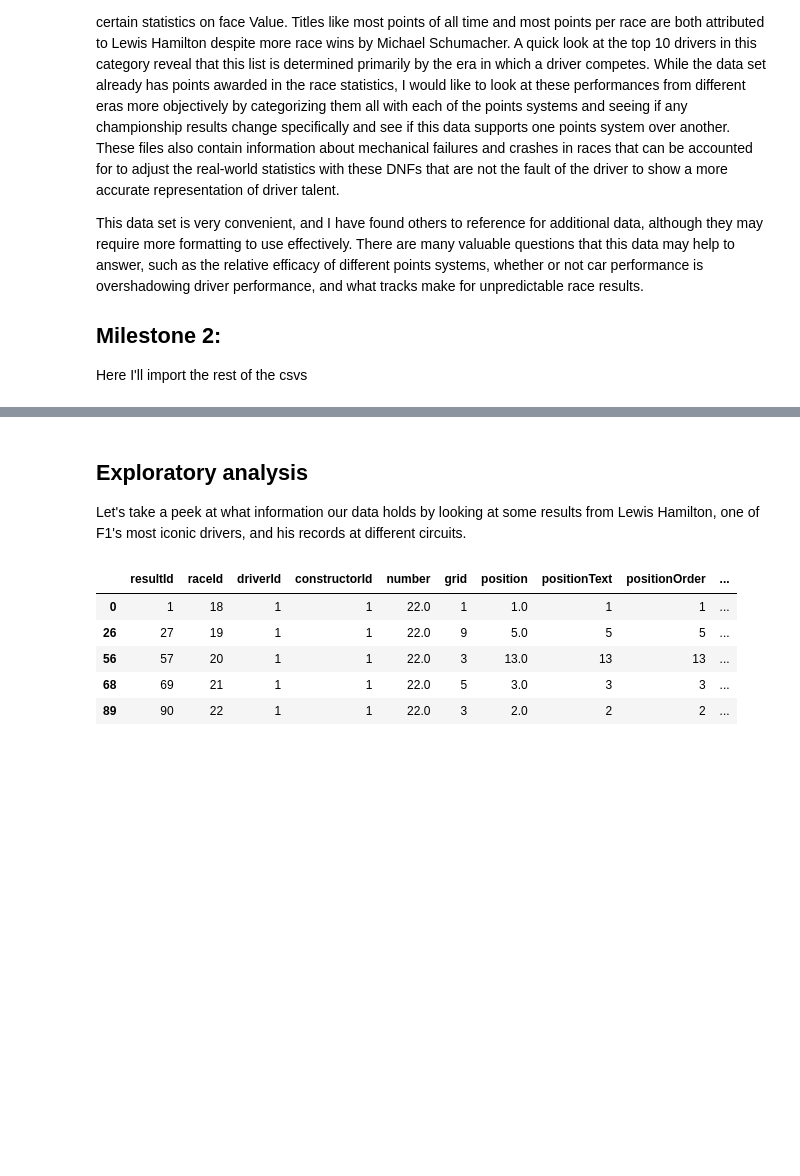
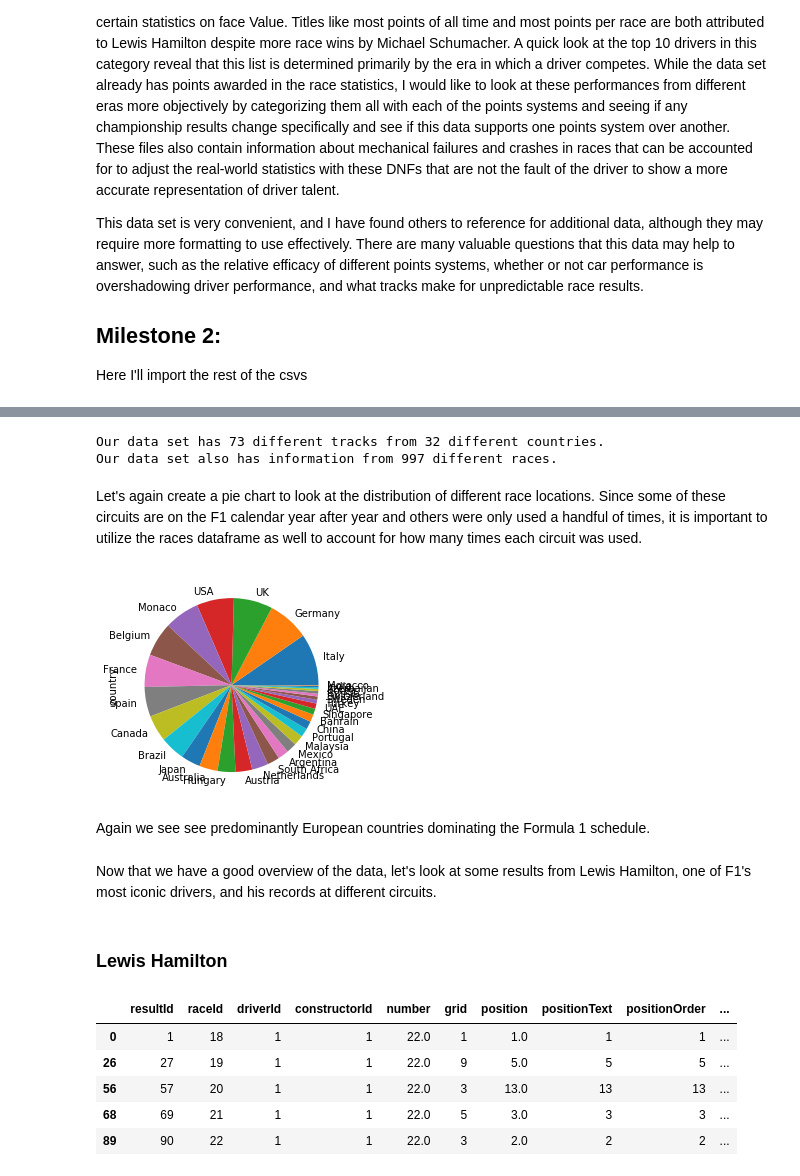
Before and after one commit to mroc170/mroc170.github.io, a Jupyter notebook: index.ipynb, the cells around one changed output, grey strips where cells are left out. Drawn from its saved outputs; the diff is of its cells as text; code cells hidden in the pictures; blank space fills up the shorter version.

```diff
--- a/index.ipynb
+++ b/index.ipynb
@@ -55,6 +98,25 @@ results_df["raced"] = 1
+# %%
+print("Our data set has " +str(circuits_df.shape[0])+ " different tracks from "
+      + str(len(circuits_df["country"].unique())) + " different countries.")
+
+print("Our data set also has information from " +str(races_df.shape[0]) + " different races.")
+# %% [output]
+Our data set has 73 different tracks from 32 different countries.
+Our data set also has information from 997 different races.
+# %% [markdown]
+Let's again create a pie chart to look at the distribution of different race locations. Since some of these circuits are on the F1 calendar year after year and others were only used a handful of times, it is important to utilize the races dataframe as well to account for how many times each circuit was used.
+# %%
+circuits_df
+races_with_tracks = races_df.merge(circuits_df, on=["circuitId"], suffixes=["_race", "_track"])
+races_with_tracks["country"].value_counts().plot.pie();
+# %% [output]
+[figure, added]
+# %% [markdown]
+Again we see see predominantly European countries dominating the Formula 1 schedule.
 # %% [markdown]
-## Exploratory analysis
-Let's take a peek at what information our data holds by looking at some results from Lewis Hamilton, one of F1's most iconic drivers, and his records at different circuits.
+Now that we have a good overview of the data, let's look at some results from Lewis Hamilton, one of F1's most iconic drivers, and his records at different circuits.
+# %% [markdown]
+### Lewis Hamilton
 # %%
 #hamilton's driver ID is 1, so this comprehension filters for just hamilton's results
 hamilton_results = results_df[results_df["driverId"] == 1]
```
Also changed, not shown: parts of 44 cells of this notebook, 1 other file.
